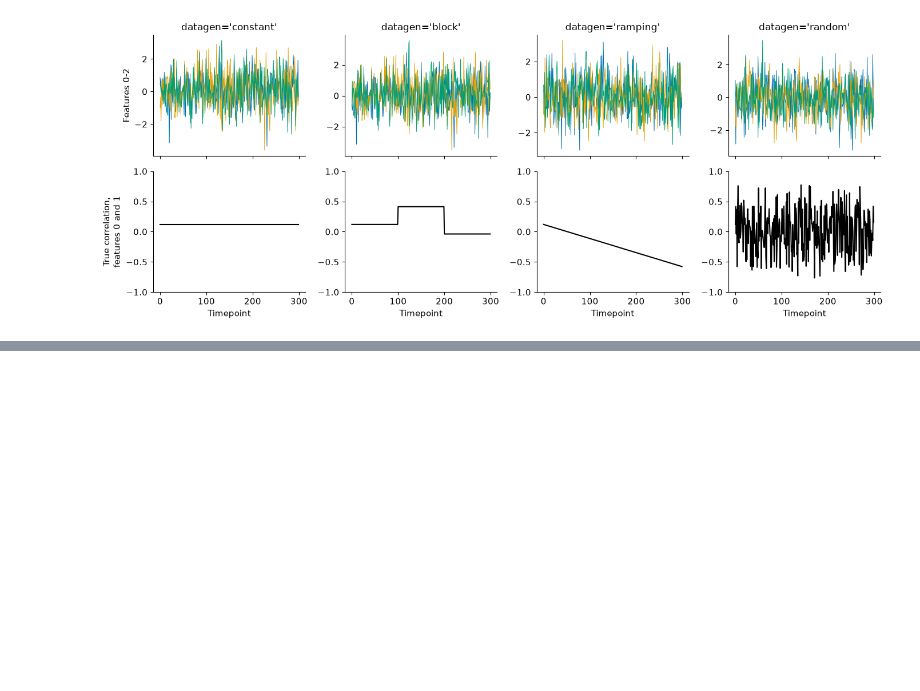
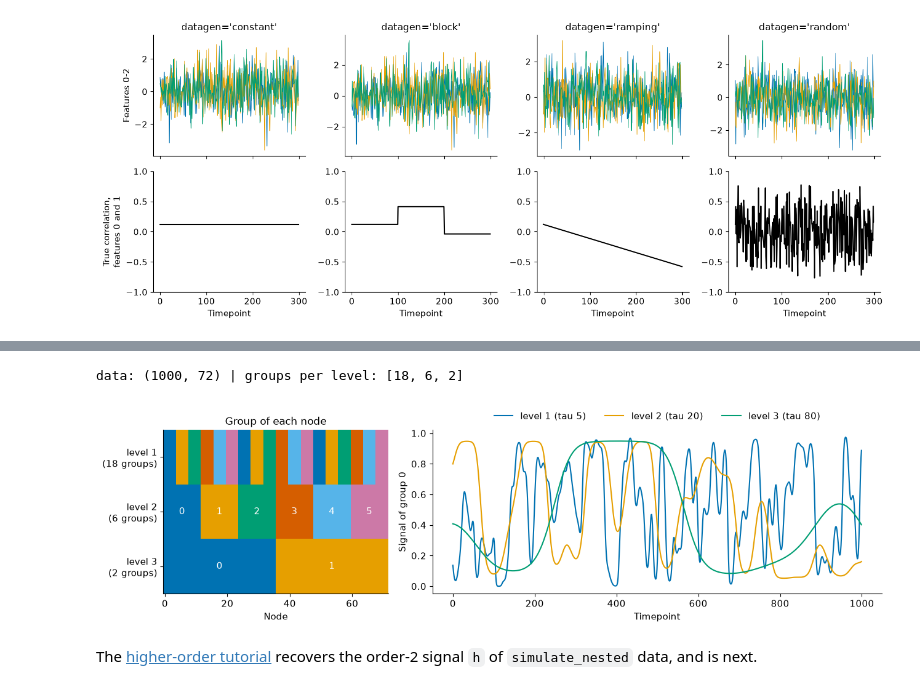
Before and after one commit to ContextLab/timecorr, a Jupyter notebook: docs/tutorial/simulate.ipynb, the cells around one changed output, grey strips where cells are left out. Saved outputs shown, nothing was run; the diff lists cells and outputs as text; code cells hidden in the pictures; blank space fills up the shorter version.

```diff
--- a/docs/tutorial/simulate.ipynb
+++ b/docs/tutorial/simulate.ipynb
@@ -166,0 +147,30 @@ The [higher-order tutorial](higher_order.ipynb) recovers these signals. Next: [h
+# %%
+hier, htruth = tc.simulate_hierarchy(S=2, T=1000, nodes_per_module=4, branching=(3, 3), n_top=2,
+                                     taus=(5, 20, 80), set_random_seed=0)
+print('data:', hier[0].shape, '| groups per level:', [len(np.unique(g)) for g in htruth['groups']])
+
+fig, axes = plt.subplots(1, 2, figsize=(13, 3.8), gridspec_kw={'width_ratios': [1, 2]})
+from matplotlib.colors import to_rgb
+
+groups = np.asarray(htruth['groups'])
+# neighboring groups get different colors; the colors repeat within a level
+image = np.array([[to_rgb(COLORS[g % 6]) for g in row] for row in groups])
+axes[0].imshow(image, aspect='auto', interpolation='nearest')
+for level, row in enumerate(groups):
+    for g in np.unique(row):
+        nodes = np.flatnonzero(row == g)
+        if level > 0:
+            axes[0].text(nodes.mean(), level, str(g), ha='center', va='center', color='white')
+axes[0].set(xlabel='Node', yticks=range(len(groups)), title='Group of each node',
+            yticklabels=[f'level {l + 1}\n({len(np.unique(r))} groups)' for l, r in enumerate(groups)])
+for level, s in enumerate(htruth['signals'][0]):
+    axes[1].plot(s[:, 0], lw=1.5, label=f'level {level + 1} (tau {htruth["taus"][level]})')
+axes[1].set(xlabel='Timepoint', ylabel='Signal of group 0')
+axes[1].legend(loc='lower center', bbox_to_anchor=(0.5, 1.0), ncol=3)
+fig.tight_layout()
+plt.show()
+# %% [output]
+data: (1000, 72) | groups per level: [18, 6, 2]
+[figure, added]
+# %% [markdown]
+The [higher-order tutorial](higher_order.ipynb) recovers the order-2 signal `h` of `simulate_nested` data, and is next.
```
Also changed, not shown: parts of 25 cells of this notebook, 13 other files.
